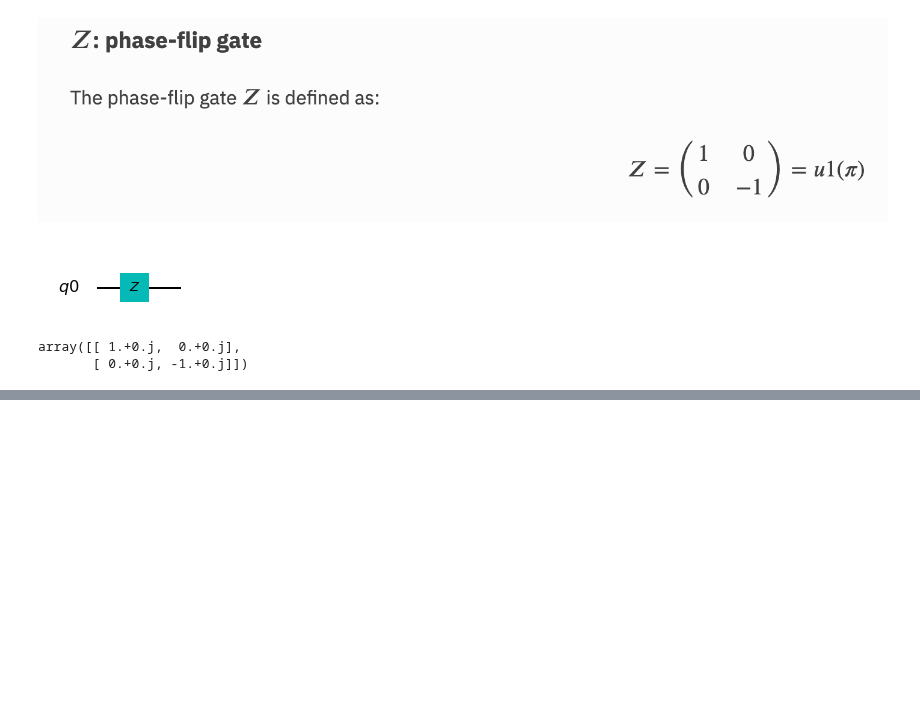
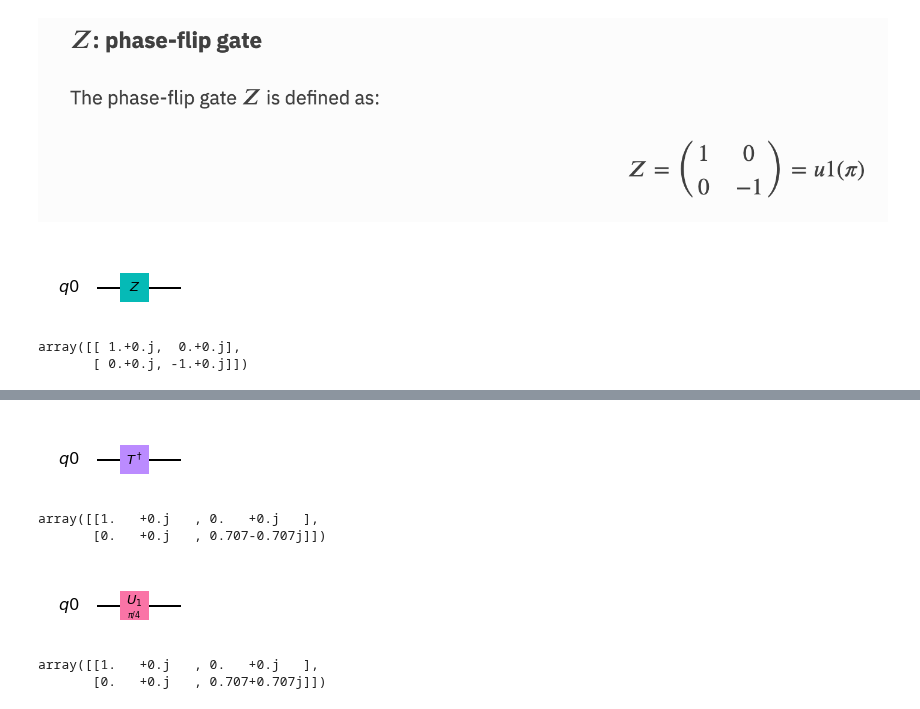
Before and after one commit to ertogrul/q-way, a Jupyter notebook: 202-summary_of_q_operations.ipynb, the cells around one changed output, grey strips where cells are left out. Cells and saved outputs as stored; diff of their text form; code cells hidden in the pictures; blank space fills up the shorter version.

```diff
--- a/202-summary_of_q_operations.ipynb
+++ b/202-summary_of_q_operations.ipynb
@@ -177,0 +237,25 @@ array([[ 1.+0.j,  0.+0.j],
+# %%
+qc = QuantumCircuit(q)
+qc.tdg(q)
+qc.draw()
+# %% [output]
+[figure, added]
+# %%
+job = execute(qc, backend)
+job.result().get_unitary(qc, decimals=3)
+# %% [output]
+array([[1.   +0.j   , 0.   +0.j   ],
+       [0.   +0.j   , 0.707-0.707j]])
+# %%
+#check
+qc = QuantumCircuit(q)
+qc.u1(pi/4,q)
+qc.draw()
+# %% [output]
+[figure, added]
+# %%
+job = execute(qc, backend)
+job.result().get_unitary(qc, decimals=3)
+# %% [output]
+array([[1.   +0.j   , 0.   +0.j   ],
+       [0.   +0.j   , 0.707+0.707j]])
```
Also changed, not shown: parts of 13 cells of this notebook.
